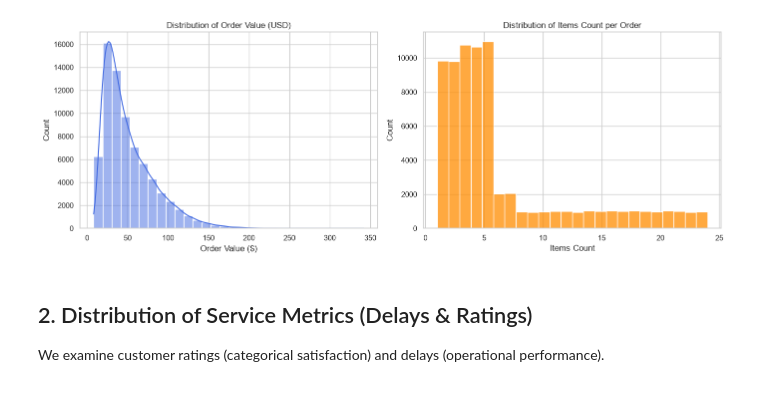
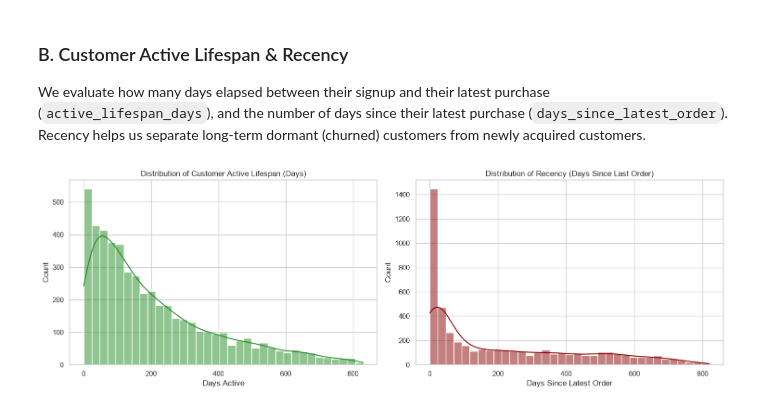
Before and after one commit to arminsalmasi/AI-Assisted-EDA-tempelate, a Jupyter notebook: notebooks/01_univariate_analysis.ipynb, the cells around one changed output. Cells and saved outputs as stored; diff of their text form; code cells hidden in the pictures.

Commit message:
Create comprehensive univariate analysis notebook and detailed plots

```diff
--- a/notebooks/01_univariate_analysis.ipynb
+++ b/notebooks/01_univariate_analysis.ipynb
@@ -10,9 +17,10 @@ import matplotlib.pyplot as plt
 import seaborn as sns
 import os
 
-# Set plotting style
+# Set seaborn style
 sns.set_theme(style="whitegrid", palette="muted")
-plt.rcParams['figure.figsize'] = (10, 6)
+plt.rcParams['figure.figsize'] = (12, 6)
+plt.rcParams['font.size'] = 11
 
 # Ensure figures folder exists
 os.makedirs('../report/figures', exist_ok=True)
@@ -37,21 +168,21 @@ We analyze `order_value_usd` (spend per transaction) and `items_count` (items pe
+# %% [markdown]
+### B. Customer Active Lifespan & Recency
+We evaluate how many days elapsed between their signup and their latest purchase (`active_lifespan_days`), and the number of days since their latest purchase (`days_since_latest_order`). Recency helps us separate long-term dormant (churned) customers from newly acquired customers.
 # %%
-fig, axes = plt.subplots(1, 2, figsize=(14, 5))
+fig, axes = plt.subplots(1, 2, figsize=(15, 5))
 
-# Order Value distribution
-sns.histplot(orders['order_value_usd'], bins=30, kde=True, ax=axes[0], color='royalblue')
-axes[0].set_title('Distribution of Order Value (USD)')
-axes[0].set_xlabel('Order Value ($)')
+# Active Lifespan
+sns.histplot(customers['active_lifespan_days'], bins=35, kde=True, ax=axes[0], color='forestgreen')
+axes[0].set_title('Distribution of Customer Active Lifespan (Days)')
+axes[0].set_xlabel('Days Active')
 
-# Items count distribution
-sns.histplot(orders['items_count'], bins=24, kde=False, ax=axes[1], color='darkorange')
-axes[1].set_title('Distribution of Items Count per Order')
-axes[1].set_xlabel('Items Count')
+# Recency
+sns.histplot(customers['days_since_latest_order'], bins=35, kde=True, ax=axes[1], color='darkred')
+axes[1].set_title('Distribution of Recency (Days Since Last Order)')
+axes[1].set_xlabel('Days Since Latest Order')
 
 plt.tight_layout()
-plt.savefig('../report/figures/01_order_value_items_dist.png', dpi=300)
+plt.savefig('../report/figures/univariate_customer_lifespan_recency.png', dpi=300)
 plt.show()
 # %% [output]
-[figure, old version]
+[figure, new version]
-# %% [markdown]
-## 2. Distribution of Service Metrics (Delays & Ratings)
-We examine customer ratings (categorical satisfaction) and delays (operational performance).
```
Also changed, not shown: parts of 26 cells of this notebook, 13 other files.
